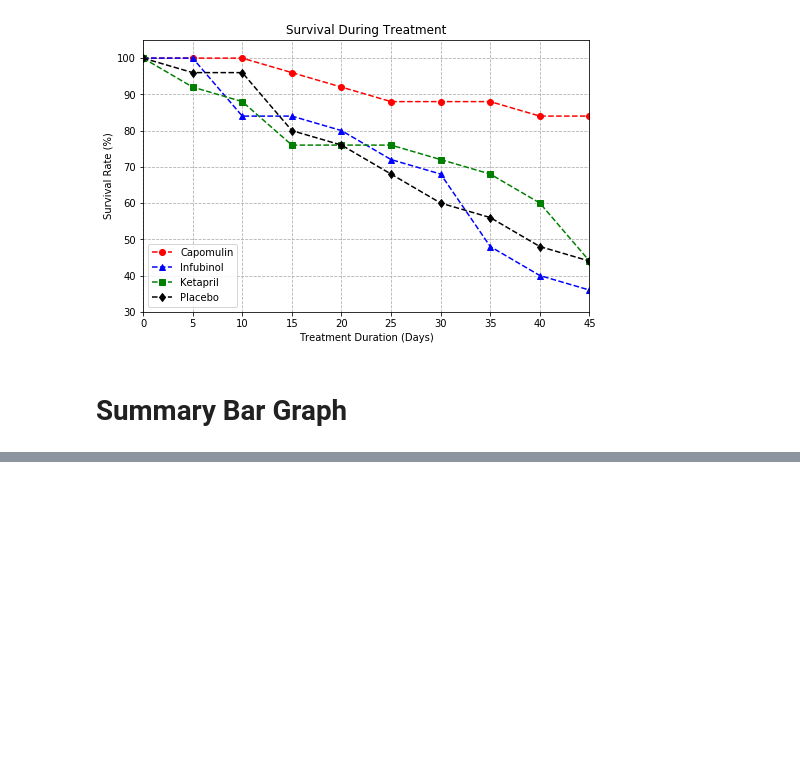
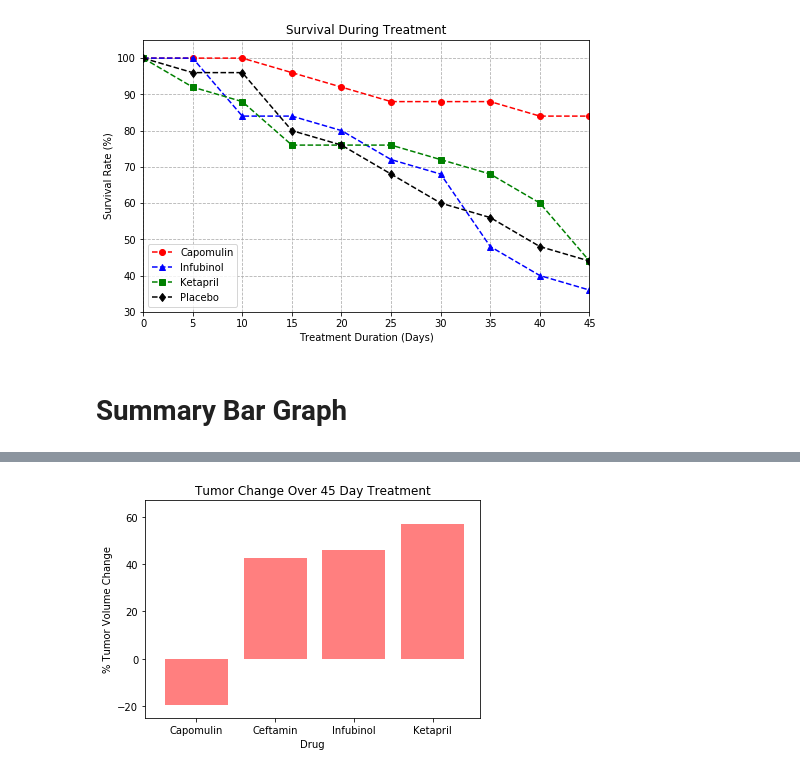
Before and after one commit to Jayleh/pyberceuticals, a Jupyter notebook: Pymaceuticals/Pymaceuticals.ipynb, the cells around one changed output, grey strips where cells are left out. Cells and saved outputs as stored; diff of their text form; code cells hidden in the pictures; blank space fills up the shorter version.

Commit message:
working on bar charts

```diff
--- a/Pymaceuticals/Pymaceuticals.ipynb
+++ b/Pymaceuticals/Pymaceuticals.ipynb
@@ -378,0 +395,4 @@ plt.show()
+# %%
+# Grab final tumor size
+final_tumor_size = unstack_tumor.iloc[9,[1, 2, 3, 4, 5, 6, 7, 8, 9, 10]]
+final_tumor_size
@@ -378,0 +412,13 @@ plt.show()
+# %%
+# Create dataframe
+tum_vol_chg = pd.DataFrame(final_tumor_size)
+
+# Rename column
+tum_vol_chg = tum_vol_chg.rename(columns={9: 'Final Tumor Size'})
+
+# Calculate percent change and add to dataframe
+tum_vol_chg['% Tumor Volume Change'] = (tum_vol_chg['Final Tumor Size'] - 45)/45*100
+
+# Drop final tumor size column
+tum_vol_chg = tum_vol_chg.drop('Final Tumor Size', axis=1)
+tum_vol_chg
@@ -378,0 +438,28 @@ plt.show()
+# %%
+# Create an array that contains the number of users each language has
+drugs = [tum_vol_chg['% Tumor Volume Change'][0], tum_vol_chg['% Tumor Volume Change'][1],
+         tum_vol_chg['% Tumor Volume Change'][2], tum_vol_chg['% Tumor Volume Change'][3]]
+x_axis = np.arange(len(drugs))
+
+# We apply align="edge" to ensure our bars line up with our tick marks
+plt.bar(x_axis, drugs, color='r', alpha=0.5, align="edge")
+
+# Tell matplotlib where we would like to place each of our x axis headers
+tick_locations = [value+0.4 for value in x_axis]
+plt.xticks(tick_locations, ["Capomulin", "Ceftamin", "Infubinol", "Ketapril"])
+
+# Sets the x limits of the current chart
+plt.xlim(-0.25, len(x_axis))
+
+# Sets the y limits of the current chart
+plt.ylim(-25, max(drugs)+10)
+
+# Give our chart some labels and a tile
+plt.title("Tumor Change Over 45 Day Treatment")
+plt.xlabel("Drug")
+plt.ylabel("% Tumor Volume Change")
+
+# Print our chart to the screen
+plt.show()
+# %% [output]
+[figure, added]
```
Also changed, not shown: parts of 4 cells of this notebook.
